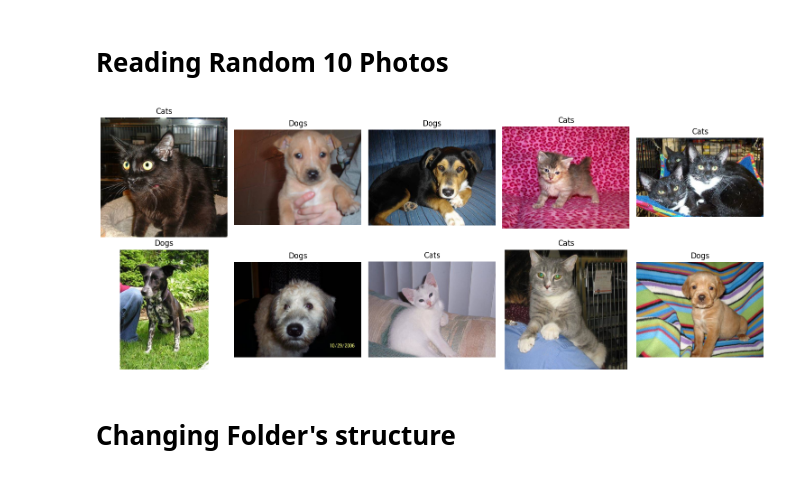
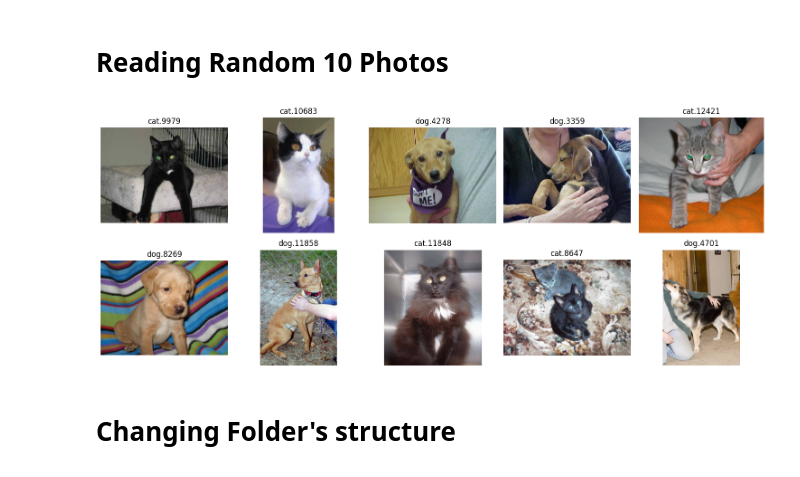
Before and after one commit to AntiSpiral-0/AI-Yassine-Ben-Thayer-OPA23, a Jupyter notebook: Lab2DL.ipynb, the cells around one changed output. Saved outputs shown, nothing was run; the diff lists cells and outputs as text; code cells hidden in the pictures.

```diff
--- a/Lab2DL.ipynb
+++ b/Lab2DL.ipynb
@@ -11,32 +11,35 @@ from keras.preprocessing.image import load_img, img_to_array
 # %% [markdown]
 # Reading Random 10 Photos
 # %%
-data_folder = "dogs_vs_cats/train"
-# the data folder from which im choosing my 10 photos
-subfolders = ["dogs", "cats"]
-# the 2 sub folders that belong to the data folder
+import random
+from pathlib import Path
+
+data_folder = Path("original_data/data")
 image_paths = []
-# the array that will hold the 10 random pictures
 
-for subfolder in subfolders: # Loops through the subfolders
-    subfolder_path = os.path.join(data_folder, subfolder)
-    for filename in os.listdir(subfolder_path):
-        if filename.lower().endswith(('.png', '.jpg', '.jpeg')):  # image files (mixed types)
-            image_paths.append(os.path.join(subfolder_path, filename))# takes the photo and joins it to the other
+# Gather all image paths from the data folder
+for filename in os.listdir(data_folder):
+    if filename.lower().endswith(('.png', '.jpg', '.jpeg')):  # image files (mixed types)
+        image_paths.append(data_folder / filename)  # Append the photo path to the list
 
-random_images = random.sample(image_paths , 10)
+
+if len(image_paths) < 10:
+    raise ValueError("Not enough images to sample 10 random images.")
+
+random_images = random.sample(image_paths, 10)  # sample 10 random images
 fig, axs = plt.subplots(2, 5, figsize=(15, 6))  # 2 rows, 5 columns
+
 for i, image_path in enumerate(random_images):
     image = load_img(image_path)
     ax = axs[i // 5, i % 5]
     ax.imshow(image)
-    ax.axis('off')  # hides axis
-    label = os.path.basename(os.path.dirname(image_path))  # 'dogs' or 'cats'
-    ax.set_title(label.capitalize())  # set title based on the subfolder name
+    ax.axis('off')
+    label = image_path.stem
+    ax.set_title(label)
 
 plt.tight_layout()
 plt.show()
 # %% [output]
-[figure, old version]
+[figure, new version]
 # %% [markdown]
 # Changing Folder's structure
```
Also changed, not shown: parts of 24 cells of this notebook, 2 other files.
